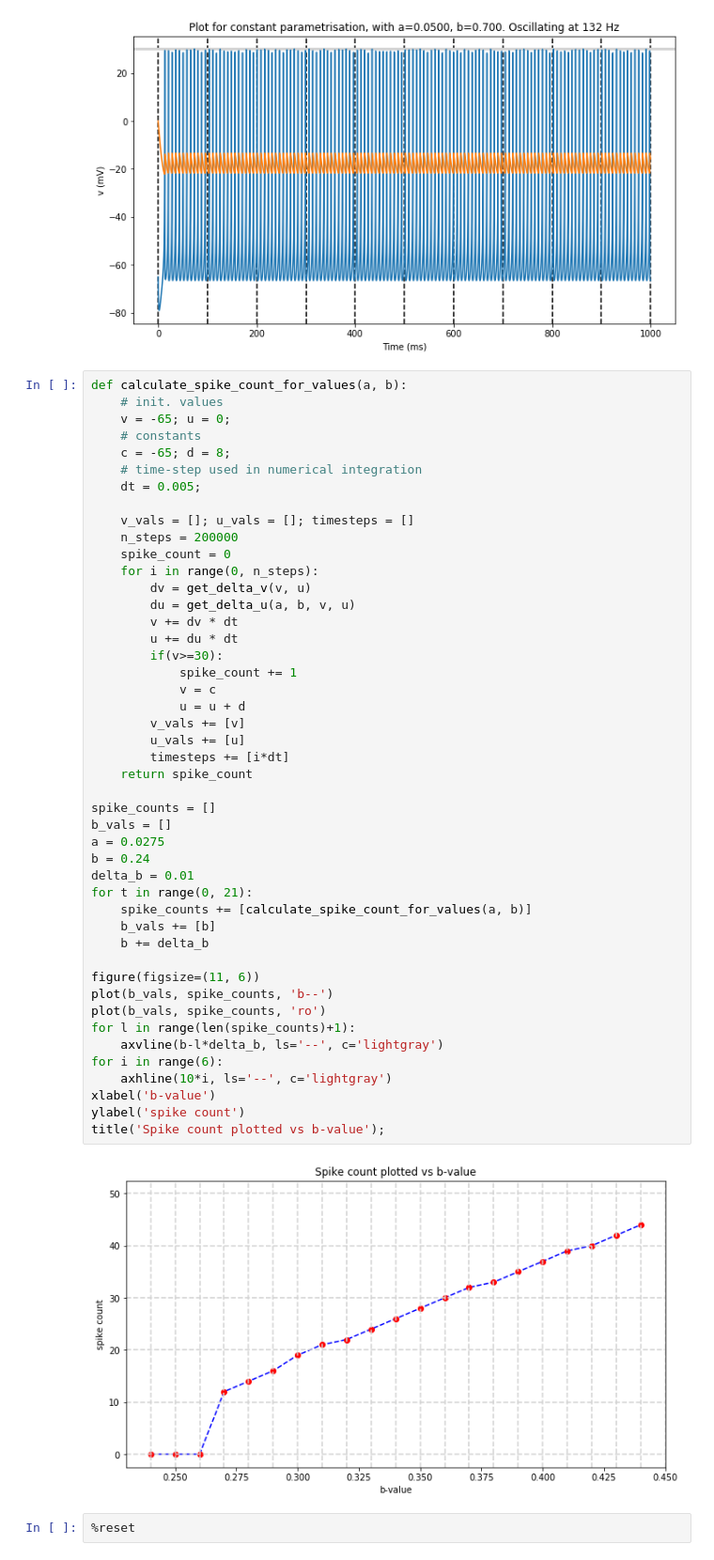
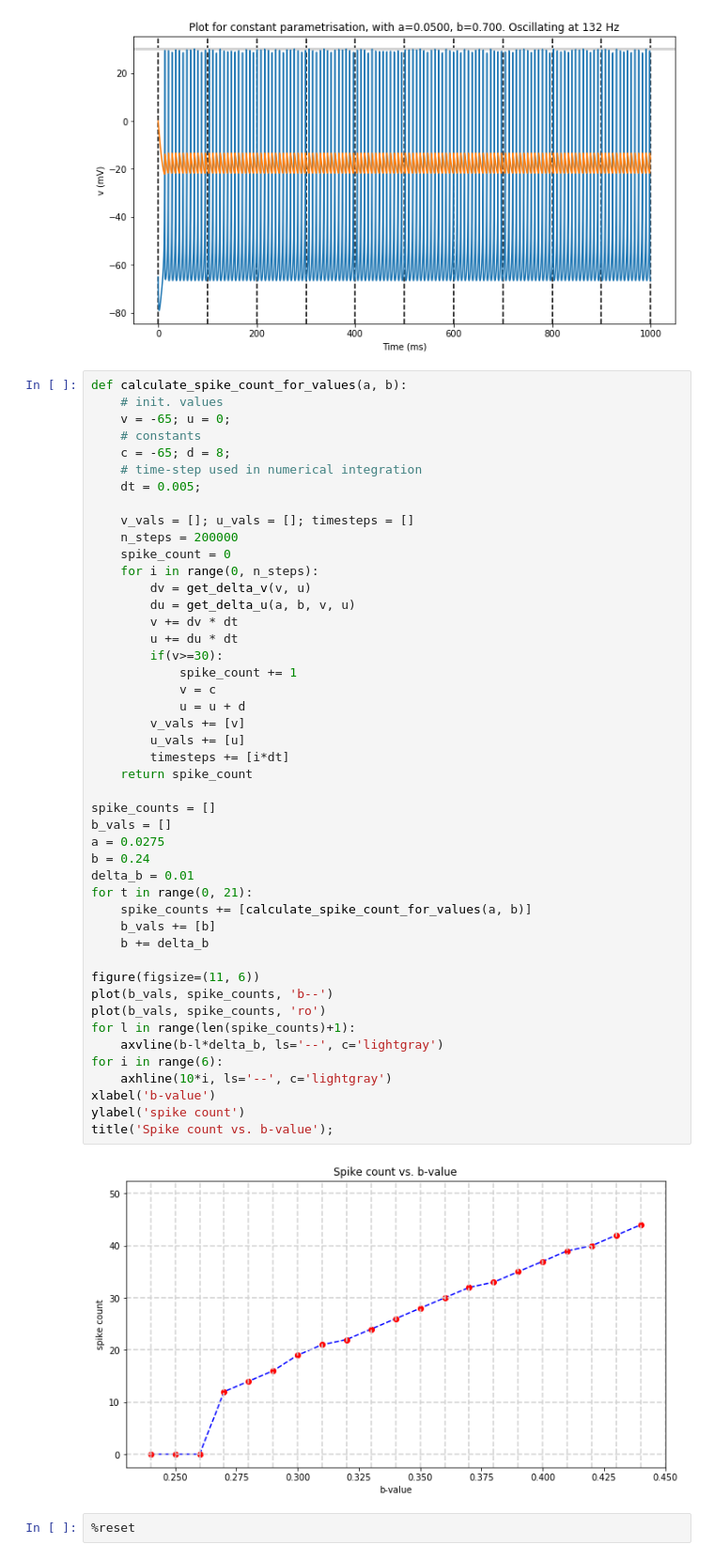
Before and after one commit to williampeer/brian2, a Jupyter notebook: single_neuron_Oliveira_et_al_testing_direct_python_implementation.ipynb, the cells around one changed output. Shown: that part at 94% size. Drawn from its saved outputs; the diff is of its cells as text.

Commit message:
Update plot title

```diff
--- a/single_neuron_Oliveira_et_al_testing_direct_python_implementation.ipynb
+++ b/single_neuron_Oliveira_et_al_testing_direct_python_implementation.ipynb
@@ -106,35 +106,35 @@ def calculate_spike_count_for_values(a, b):
         u += du * dt
         if(v>=30):
             spike_count += 1
             v = c
             u = u + d
         v_vals += [v]
         u_vals += [u]
         timesteps += [i*dt]
     return spike_count
 
 spike_counts = []
 b_vals = []
 a = 0.0275
 b = 0.24
 delta_b = 0.01
 for t in range(0, 21):
     spike_counts += [calculate_spike_count_for_values(a, b)]
     b_vals += [b]
     b += delta_b
 
 figure(figsize=(11, 6))
 plot(b_vals, spike_counts, 'b--')
 plot(b_vals, spike_counts, 'ro')
 for l in range(len(spike_counts)+1):
     axvline(b-l*delta_b, ls='--', c='lightgray')
 for i in range(6):
     axhline(10*i, ls='--', c='lightgray')
 xlabel('b-value')
 ylabel('spike count')
-title('Spike count plotted vs b-value');
+title('Spike count vs. b-value');
 # %% [output]
-[figure, old version]
+[figure, new version]
 # %%
 %reset
 # %% [output]
```
